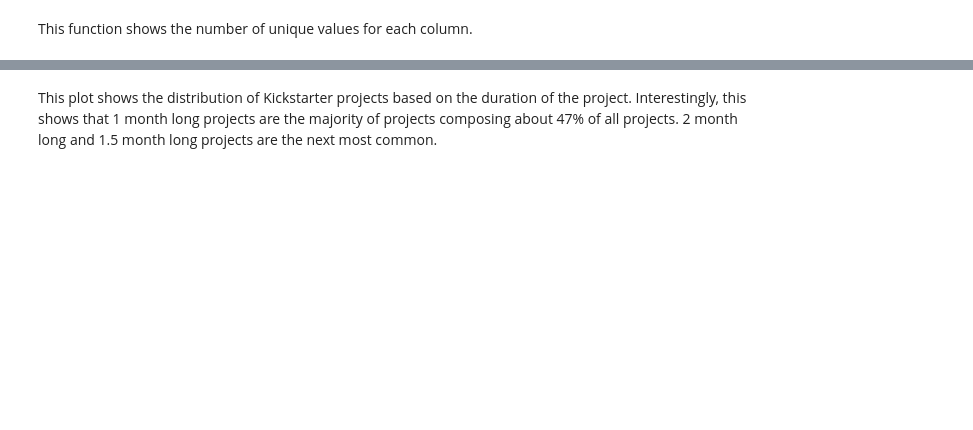
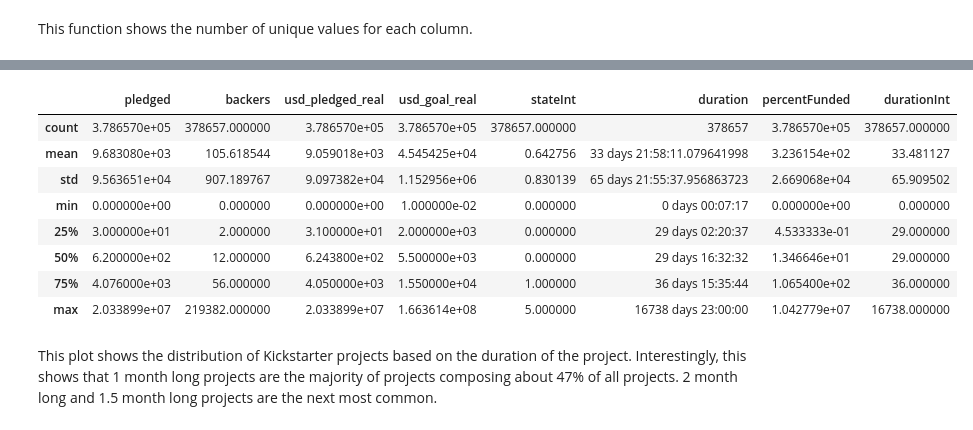
Before and after one commit to data301-2021-summer2/project-group46-project, a Jupyter notebook: analysis/submitted/Final.ipynb, the cells around one changed output, grey strips where cells are left out. Drawn from its saved outputs; the diff is of its cells as text; code cells hidden in the pictures; blank space fills up the shorter version.

```diff
--- a/analysis/submitted/Final.ipynb
+++ b/analysis/submitted/Final.ipynb
@@ -34,3 +68,15 @@ print(dfj.describe())
+# %%
+dfj.describe()
+# %% [output]
+|  | pledged | backers | usd_pledged_real | usd_goal_real | stateInt | duration | percentFunded | durationInt |
+| count | 3.786570e+05 | 378657.000000 | 3.786570e+05 | 3.786570e+05 | 378657.000000 | 378657 | 3.786570e+05 | 378657.000000 |
+| mean | 9.683080e+03 | 105.618544 | 9.059018e+03 | 4.545425e+04 | 0.642756 | 33 days 21:58:11.079641998 | 3.236154e+02 | 33.481127 |
+| std | 9.563651e+04 | 907.189767 | 9.097382e+04 | 1.152956e+06 | 0.830139 | 65 days 21:55:37.956863723 | 2.669068e+04 | 65.909502 |
+| min | 0.000000e+00 | 0.000000 | 0.000000e+00 | 1.000000e-02 | 0.000000 | 0 days 00:07:17 | 0.000000e+00 | 0.000000 |
+| 25% | 3.000000e+01 | 2.000000 | 3.100000e+01 | 2.000000e+03 | 0.000000 | 29 days 02:20:37 | 4.533333e-01 | 29.000000 |
+| 50% | 6.200000e+02 | 12.000000 | 6.243800e+02 | 5.500000e+03 | 0.000000 | 29 days 16:32:32 | 1.346646e+01 | 29.000000 |
+| 75% | 4.076000e+03 | 56.000000 | 4.050000e+03 | 1.550000e+04 | 1.000000 | 36 days 15:35:44 | 1.065400e+02 | 36.000000 |
+| max | 2.033899e+07 | 219382.000000 | 2.033899e+07 | 1.663614e+08 | 5.000000 | 16738 days 23:00:00 | 1.042779e+07 | 16738.000000 |
 # %% [markdown]
 This plot shows the distribution of Kickstarter projects based on the duration of the project. Interestingly, this shows that 1 month long projects are the majority of projects composing about 47% of all projects. 2 month long and 1.5 month long projects are the next most common.
 # %%
```
Also changed, not shown: parts of 19 cells of this notebook.
